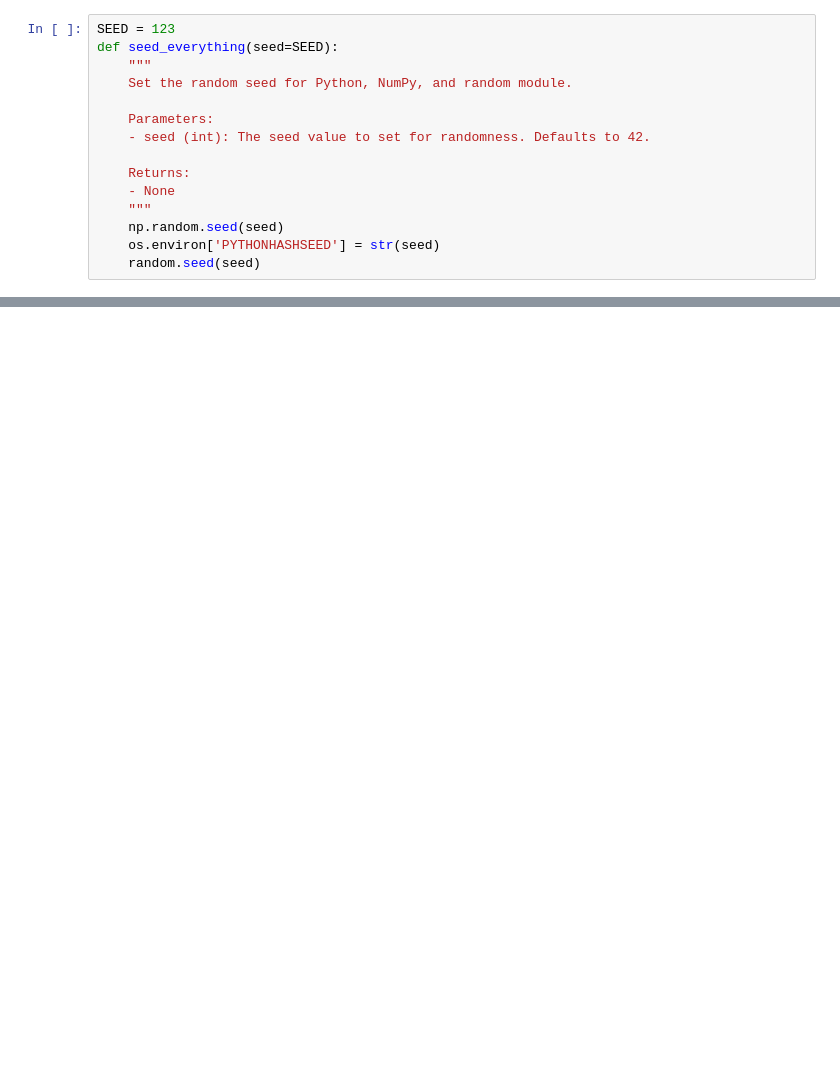
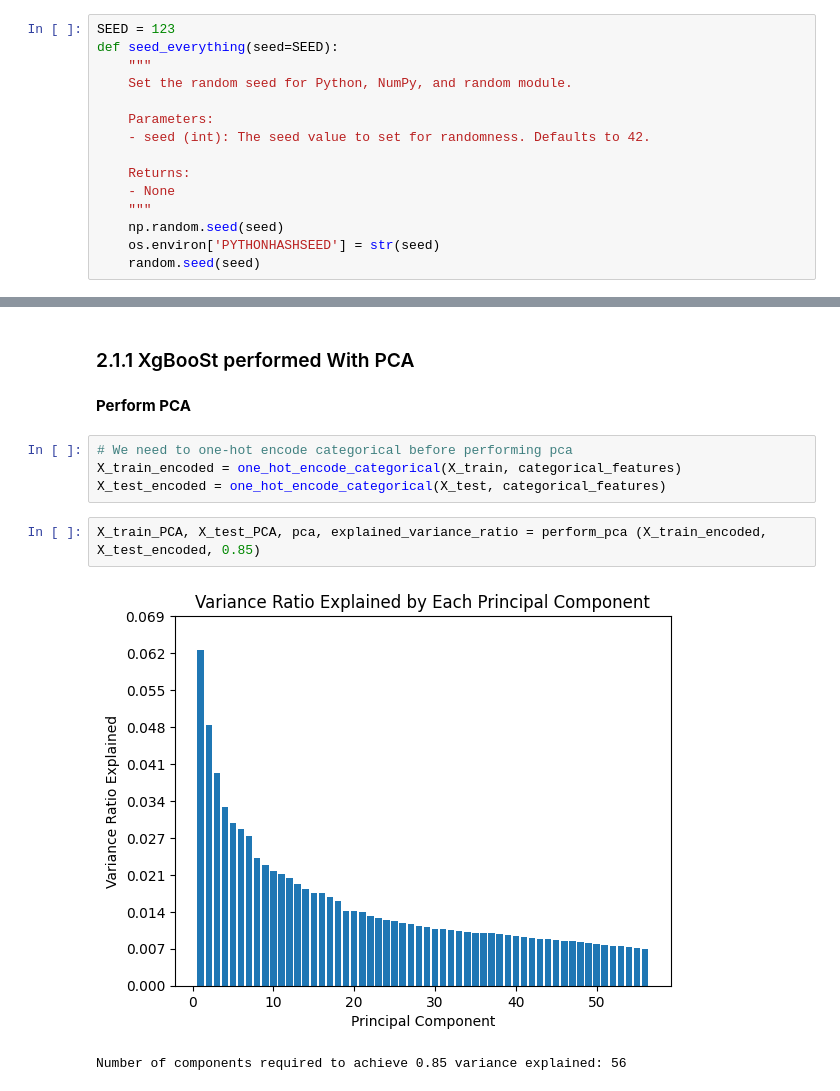
Before and after one commit to estherguiuhernandez/UCI_prediction_final_project, a Jupyter notebook: XgBoost.ipynb, the cells around one changed output, grey strips where cells are left out. Drawn from its saved outputs; the diff is of its cells as text; blank space fills up the shorter version.

```diff
--- a/XgBoost.ipynb
+++ b/XgBoost.ipynb
@@ -243,0 +368,13 @@ AttributeError: 'GridSearchCV' object has no attribute 'best_params_'
+# %% [markdown]
+### 2.1.1 XgBooSt performed With PCA
+# %% [markdown]
+<b> Perform PCA </b>
+# %%
+# We need to one-hot encode categorical before performing pca
+X_train_encoded = one_hot_encode_categorical(X_train, categorical_features)
+X_test_encoded = one_hot_encode_categorical(X_test, categorical_features)
+# %%
+X_train_PCA, X_test_PCA, pca, explained_variance_ratio = perform_pca (X_train_encoded, X_test_encoded, 0.85)
+# %% [output]
+[figure, added]
+Number of components required to achieve 0.85 variance explained: 56
```
Also changed, not shown: parts of 71 cells of this notebook, 6 other files.
